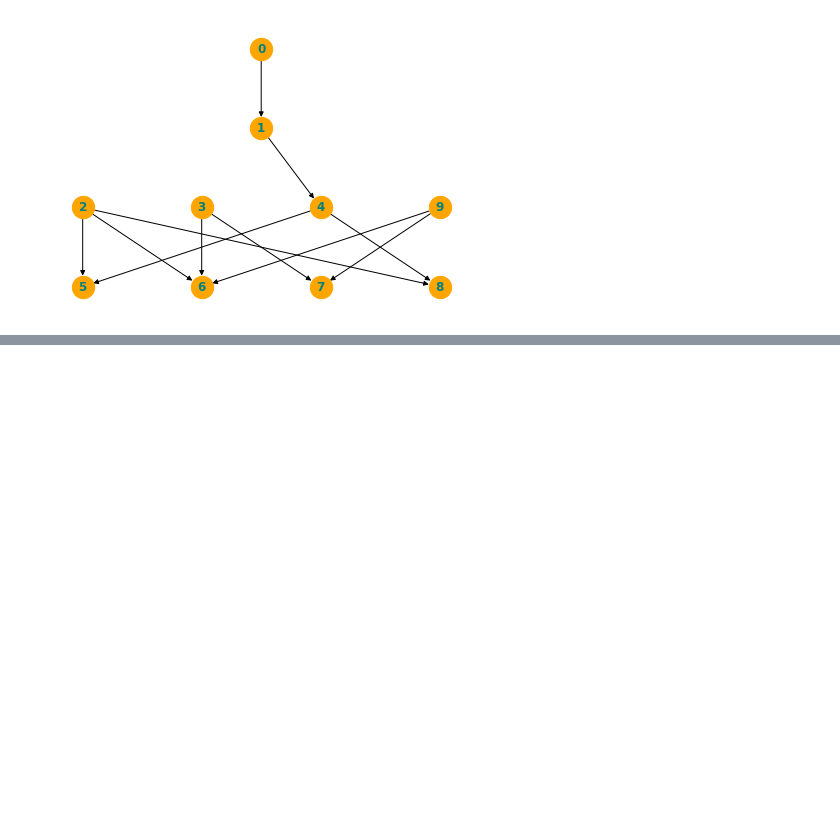
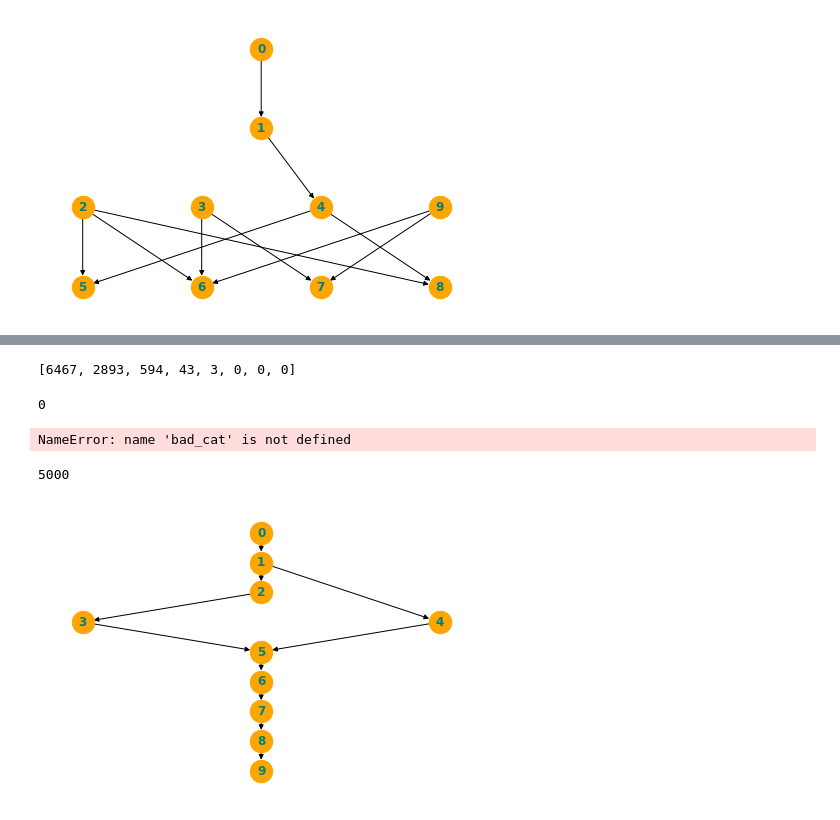
Before and after one commit to sbkandola/Finite-Spaces, a Jupyter notebook: Random Space Tests.ipynb, the cells around one changed output, grey strips where cells are left out. Saved outputs shown, nothing was run; the diff lists cells and outputs as text; code cells hidden in the pictures; blank space fills up the shorter version.

```diff
--- a/Random Space Tests.ipynb
+++ b/Random Space Tests.ipynb
@@ -55,0 +105,5 @@ spaces.remove(spaces[6])
+# %%
+cat_distribution = [ones, twos, threes, fours, fives, sixes, sevens, eights]
+cat_distribution
+# %% [output]
+[6467, 2893, 594, 43, 3, 0, 0, 0]
@@ -55,0 +116,29 @@ spaces.remove(spaces[6])
+# %%
+non_unique
+# %% [output]
+0
+# %%
+# Can we generate the worst space with a higher probability?
+for i in range(1000):
+    temp = RS.randomSpace(10,.355)
+    if BG.get_brute_gcat(temp)==8:
+        bad_cat = temp
+        break
+bad_cat.drawHasse()
+# %% [output]
+NameError: name 'bad_cat' is not defined
+# %%
+# Experiment: will 2*p of the spaces be contractible?
+cat_one = 0
+p=0.8
+for i in range(5000):
+    temp = RS.randomSpace(10,p)
+    if BG.get_brute_gcat(temp)==1:
+        cat_one+=1
+cat_one
+# %% [output]
+5000
+# %%
+temp.drawHasse()
+# %% [output]
+[figure, added]
```
Also changed, not shown: parts of 14 cells of this notebook.
